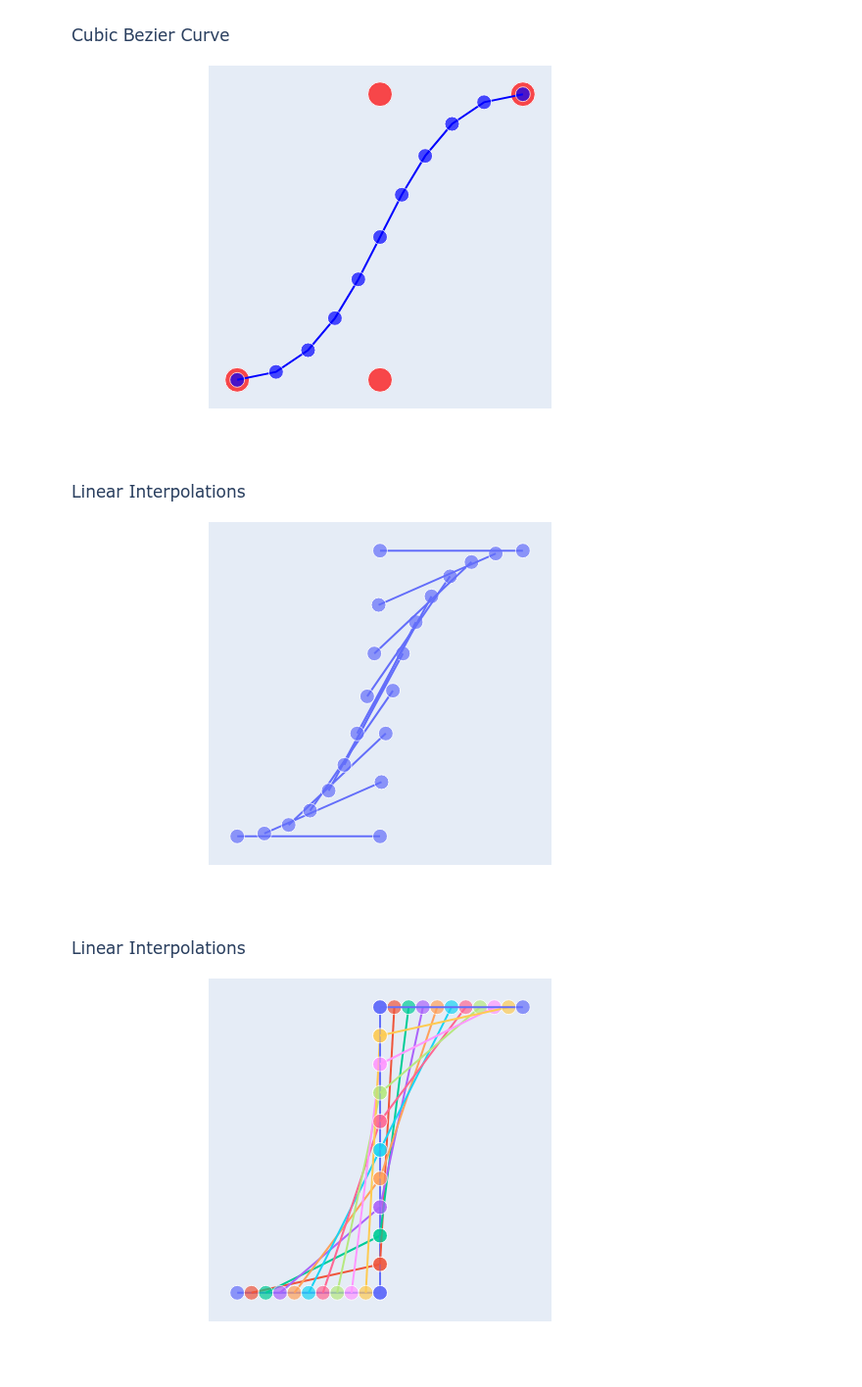
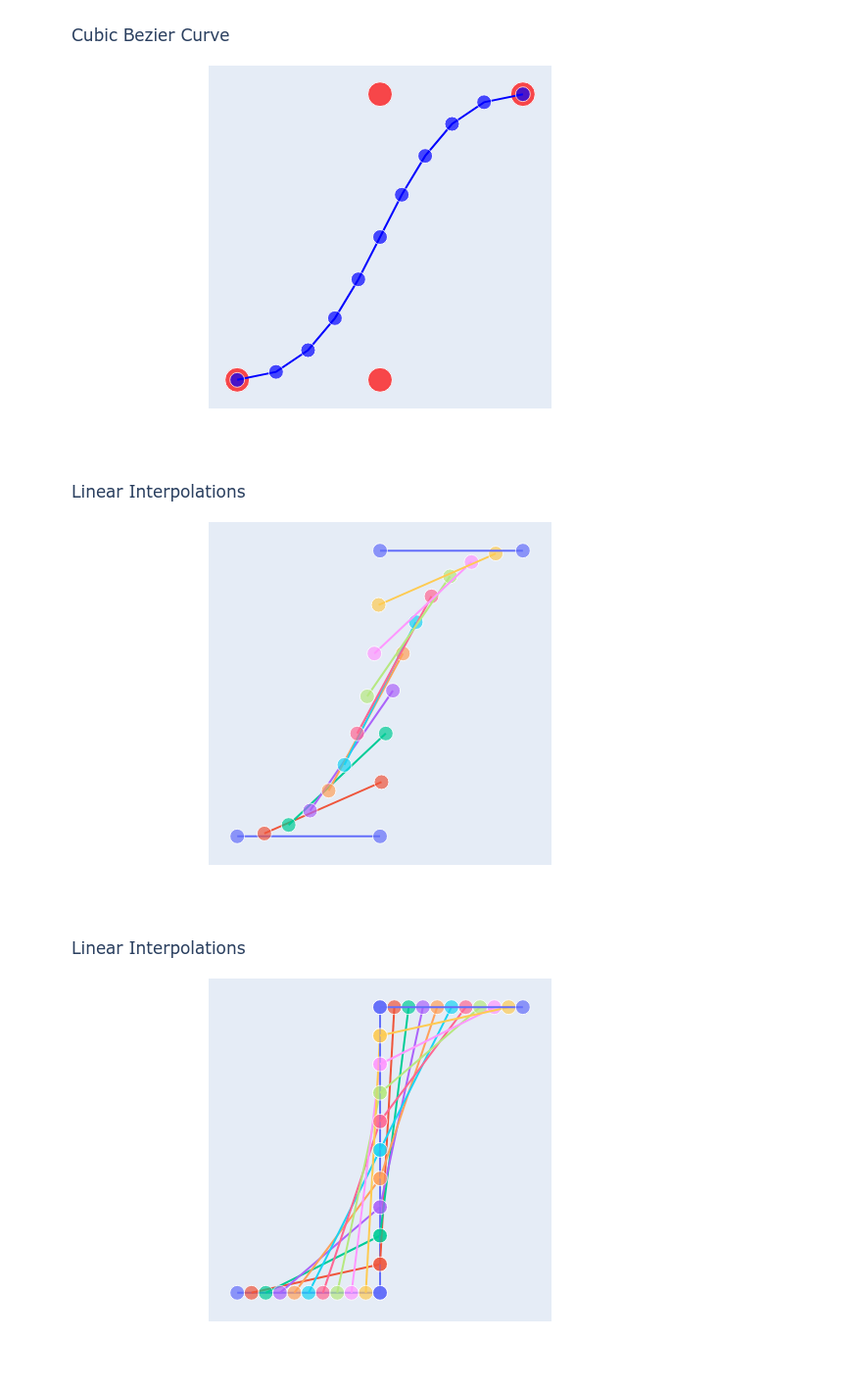
Before and after one commit to EvanLavender13/graphics, a Jupyter notebook: bezier-curves/bezier-curve.ipynb, the cells around one changed output. Shown at 98% size. Cells and saved outputs as stored; diff of their text form; code cells hidden in the pictures.

```diff
--- a/bezier-curves/bezier-curve.ipynb
+++ b/bezier-curves/bezier-curve.ipynb
@@ -115,21 +115,21 @@ fig.show("png")
 # %%
 fig.data = []
 
 def plot_cubic(figure, n_segments, control_points):
     t_space = np.linspace(0, 1, n_segments + 1)
 
     for i, dt in enumerate(t_space):
         p0 = bz.quadratic(*control_points[0:3], dt)
         p1 = bz.quadratic(*control_points[1:4], dt)
-        d.add_line(fig, p0, p1, 0)
+        d.add_line(fig, p0, p1, i)
 
 plot_cubic(fig, n_segments, control_points)
 
 fig.update_traces(connectgaps=False)
 fig.update_layout(title="Linear Interpolations")
 fig.show("png")
 # %% [output]
-[figure, old version]
+[figure, new version]
 # %%
 fig.data = []
 
```
